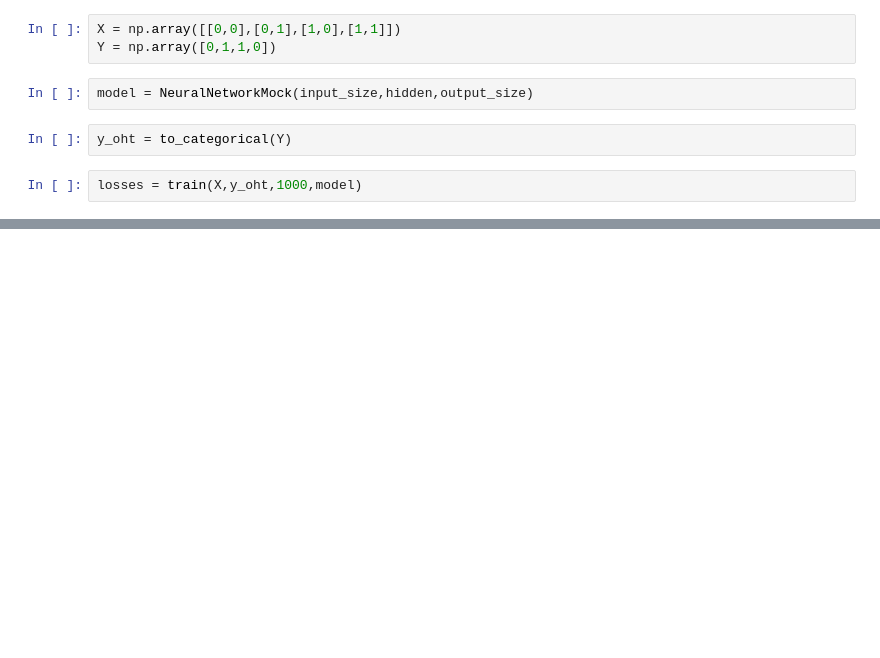
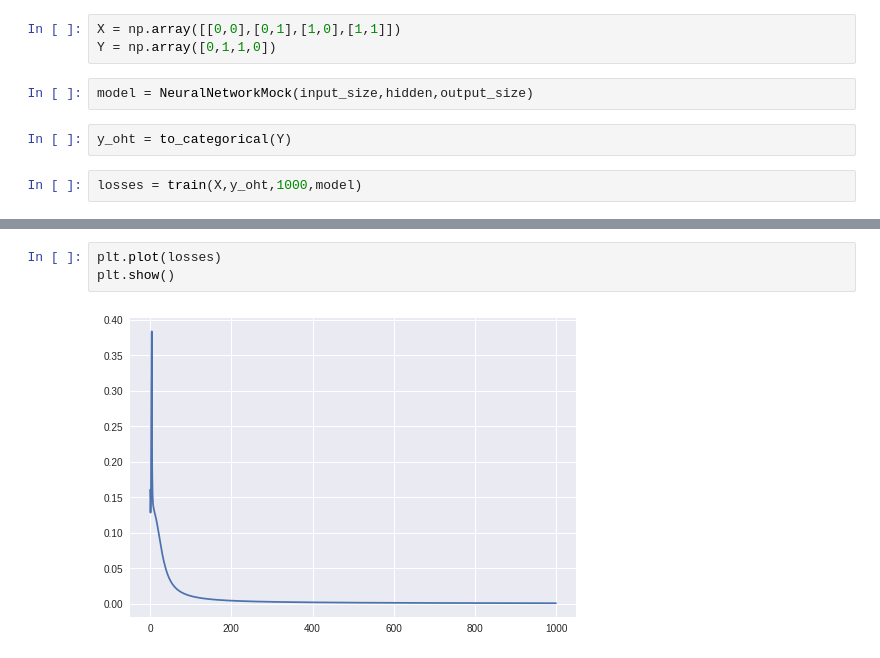
Before and after one commit to yatin9988/NeuralNetwork, a Jupyter notebook: NeuralNetworkMock.ipynb, the cells around one changed output, grey strips where cells are left out. Drawn from its saved outputs; the diff is of its cells as text; blank space fills up the shorter version.

```diff
--- a/NeuralNetworkMock.ipynb
+++ b/NeuralNetworkMock.ipynb
@@ -149,0 +165,5 @@ plot_decision_boundary(lambda x:model.predict(x),X,Y)
+# %%
+plt.plot(losses)
+plt.show()
+# %% [output]
+[figure, added]
```
Also changed, not shown: parts of 18 cells of this notebook.
